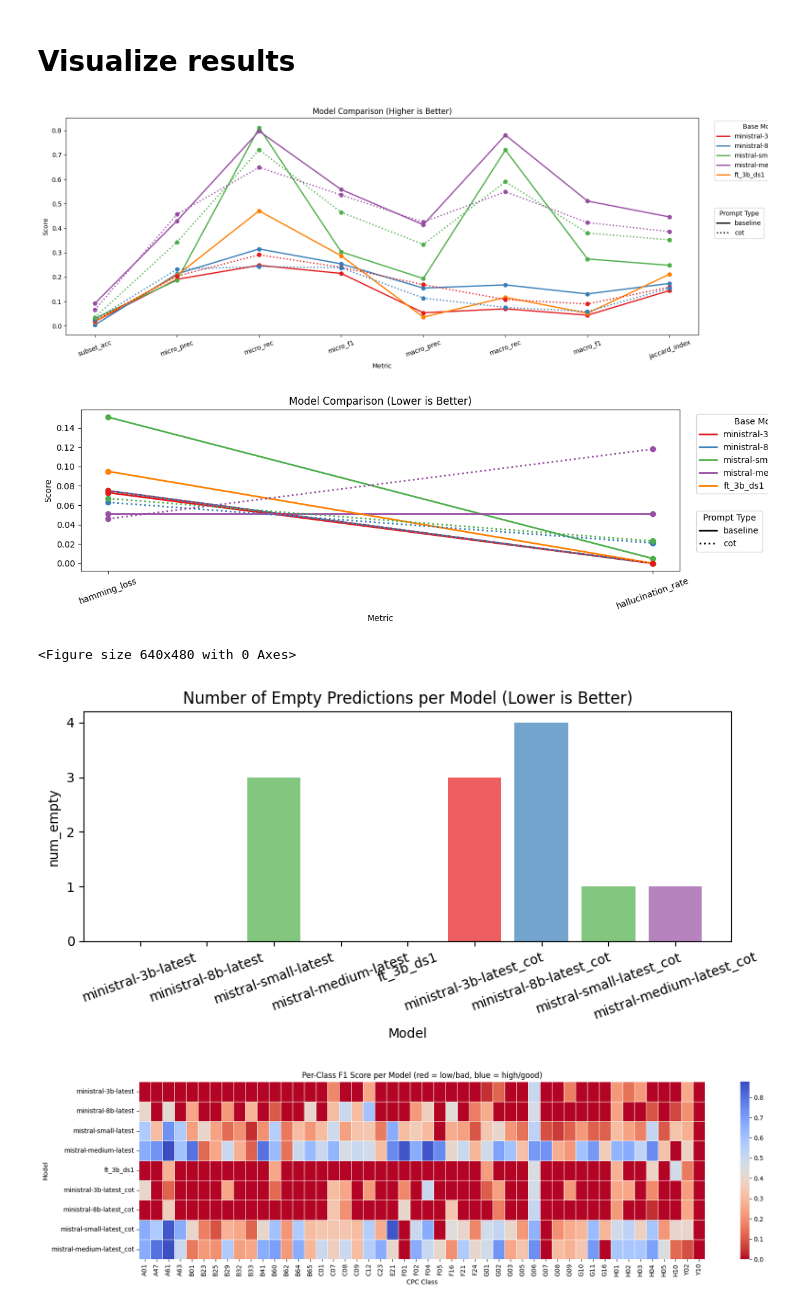
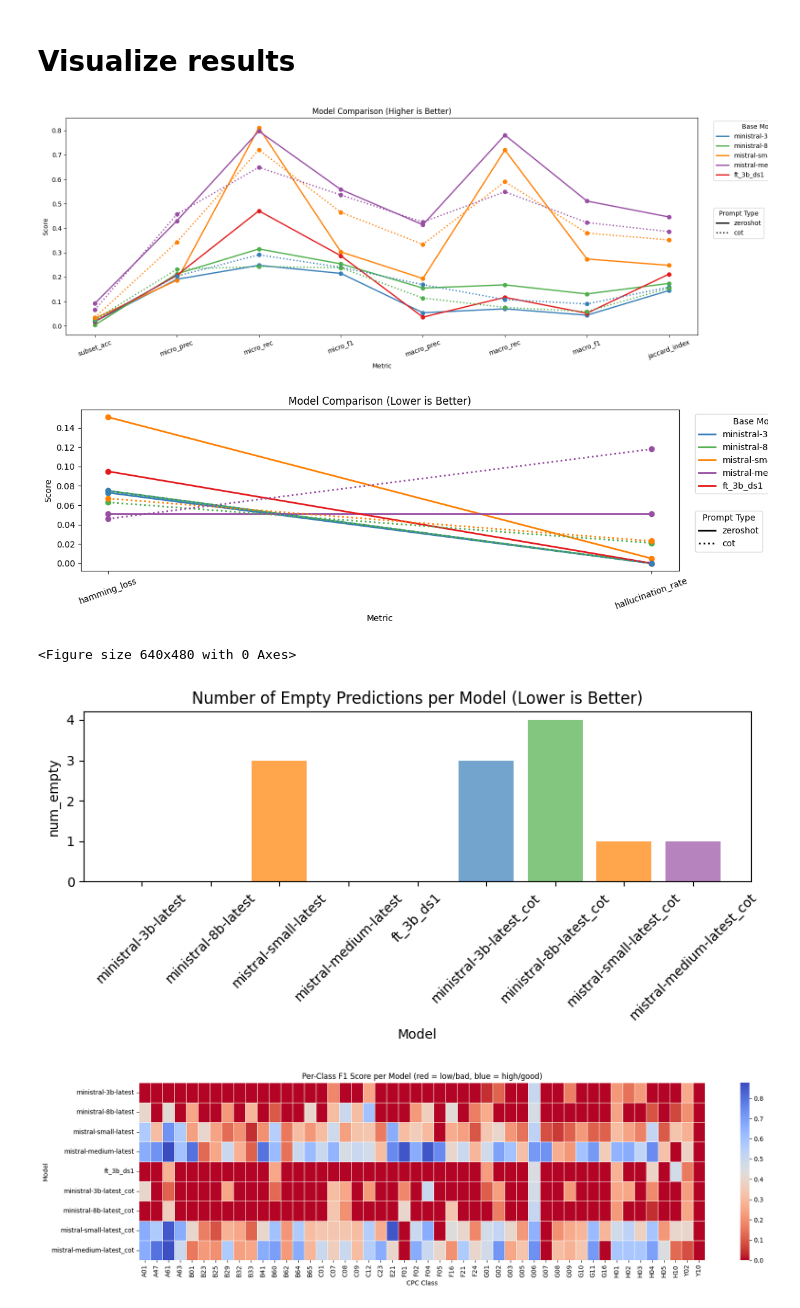
Before and after one commit to wendy-aw/mistral_ft, a Jupyter notebook: viz_results.ipynb, the cells around one changed output. Drawn from its saved outputs; the diff is of its cells as text; code cells hidden in the pictures.

Commit message:
change to zeroshot

```diff
--- a/viz_results.ipynb
+++ b/viz_results.ipynb
@@ -51,7 +51,7 @@ def get_base_model_and_prompt_type(display_model):
     elif "_fewshot" in display_model:
         return display_model.replace("_fewshot", ""), "fewshot"
     else:
-        return display_model, "baseline"
+        return display_model, "zeroshot"
 
 # Create base model and prompt type columns
 df[["base_model", "prompt_type"]] = df["display_model"].apply(
@@ -62,7 +62,7 @@ df[["base_model", "prompt_type"]] = df["display_model"].apply(
 df_selected = df[df["model"].isin(selected_models)]
 
 # Filter by prompt types based on show_cot and show_fewshot options
-prompt_types_to_show = ["baseline"]
+prompt_types_to_show = ["zeroshot"]
 if show_cot:
     prompt_types_to_show.extend(["cot", "fewshot_cot"])
 if show_fewshot:
@@ -76,14 +76,14 @@ df_selected = df_selected[df_selected["prompt_type"].isin(prompt_types_to_show)]
 
 # Define line styles for different prompt types
 line_styles = {
-    "baseline": "-",      # solid
+    "zeroshot": "-",      # solid
     "fewshot": "--",      # dashed
     "cot": ":",           # dotted
     "fewshot_cot": "-."   # dash-dot
 }
 
 # Get unique base models for color assignment (from full dataset to maintain consistency)
-unique_base_models = df["base_model"].unique()
+unique_base_models = sorted(df["base_model"].unique())
 colors = plt.cm.Set1(range(len(unique_base_models)))
 color_map = dict(zip(unique_base_models, colors))
 
@@ -167,8 +167,8 @@ ax.add_artist(model_legend)
 plt.tight_layout()
 plt.show()
 # %% [output]
-[figure, old version]
+[figure, new version]
-[figure, old version]
+[figure, new version]
 # %%
 # Create model color legend (top right) - only for selected models
 selected_base_models = df_selected["base_model"].unique()
@@ -195,33 +195,33 @@ plt.figure(figsize=(8, 4))
 for _, row in df_selected.iterrows():
     display_model = row["display_model"]
     base_model = row["base_model"]
 
     plt.bar(display_model, row["num_empty"], color=color_map[base_model], alpha=0.7)
 plt.xlabel("Model")
 plt.ylabel("num_empty")
 plt.title("Number of Empty Predictions per Model (Lower is Better)")
-plt.xticks(rotation=20)
+plt.xticks(rotation=45)
 plt.tight_layout()
 plt.show()
 
 # Chart 4: Per-class F1 score
 class_f1_matrix = pd.DataFrame(
     [ast.literal_eval(row["class_f1"]) for _, row in df_selected.iterrows()], index=df_selected["display_model"]
 )
 
 plt.figure(figsize=(18, 5))
 sns.heatmap(
     class_f1_matrix.astype(float),
     cmap="coolwarm_r",  # The "_r" reverses the colormap
     annot=False,
     linewidths=0.5,
 )
 plt.title("Per-Class F1 Score per Model (red = low/bad, blue = high/good)")
 plt.xlabel("CPC Class")
 plt.ylabel("Model")
 plt.tight_layout()
 plt.show()
 # %% [output]
 <Figure size 640x480 with 0 Axes>
-[figure, old version]
+[figure, new version]
 [figure]
```
